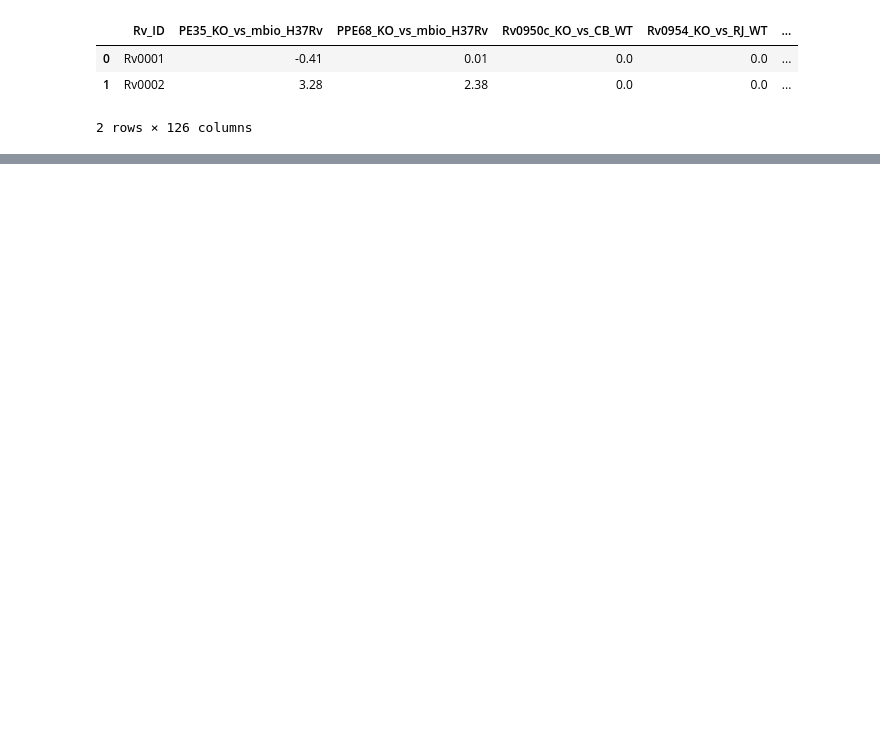
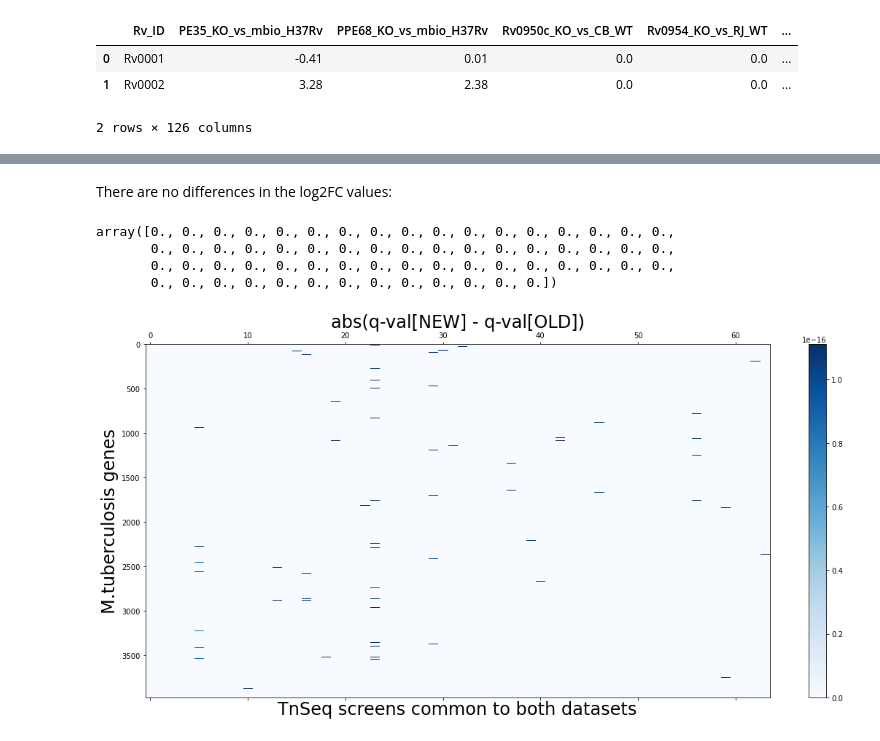
Before and after one commit to ajinich/mtb_tn_db, a Jupyter notebook: code/visualizations/mbio_essential_distros.ipynb, the cells around one changed output, grey strips where cells are left out. Cells and saved outputs as stored; diff of their text form; code cells hidden in the pictures; blank space fills up the shorter version.

Commit message:
fixed matrix of q-values

```diff
--- a/code/visualizations/mbio_essential_distros.ipynb
+++ b/code/visualizations/mbio_essential_distros.ipynb
@@ -70,0 +127,4 @@ rivd = 'Rv3219'
+# %%
+fn_qval_old = '../../data/standardized_data/result_qval_matrix_2020_08_27.csv'
+df_qval_old = pd.read_csv(fn_qval_old)
+df_qval_old[df_qval_old.Rv_ID==rvid][col]
@@ -70,0 +143,16 @@ rivd = 'Rv3219'
+# %%
+# fn_qval_old = '../../data/standardized_data/result_qval_matrix_2020_08_27.csv'
+df_qval_old = pd.read_csv(fn_qval_old)
+df_qval_old.dropna(axis=0, inplace=True)
+
+# fn_qval_basis = '../../data/standardized_data/result_qval_matrix_2021_08_27_BASIS.csv'
+# fn_qval_basis = '../../data/standardized_data/result_qval_matrix_2021_08_27.csv'
+fn_qval_basis = '../../data/standardized_data/result_qval_matrix_2021_05_18.csv'
+
+df_qval_basis = pd.read_csv(fn_qval_basis)
+df_qval_basis.rename(columns={'Unnamed: 0':'Rv_ID'}, inplace=True)
+df_qval_basis.dropna(axis=0, inplace=True)
+
+print(df_qval_old.shape, df_qval_basis.shape)
+# are the rvid rows the same?
+print(df_qval_old.Rv_ID.tolist() == df_qval_basis.Rv_ID.tolist())
@@ -70,0 +179,8 @@ rivd = 'Rv3219'
+# %%
+cols = [col for col in df_qval_basis.columns if col in df_qval_old.columns]
+df_qval_basis = df_qval_basis[cols].copy()
+
+cols = [col for col in df_lfc_basis.columns if col in df_lfc_old.columns]
+df_lfc_basis = df_lfc_basis[cols].copy()
+
+print(df_qval_basis.shape, df_lfc_basis.shape)
@@ -70,0 +191,3 @@ rivd = 'Rv3219'
+# %%
+cols_data = df_qval_old.columns[1:]
+mat_qval_diff = np.abs(df_qval_basis[cols_data].values - df_qval_old[cols_data].values)
@@ -70,0 +218,19 @@ rivd = 'Rv3219'
+# %% [markdown]
+There are no differences in the log2FC values:
+# %%
+mat_lfc_diff.max(0)
+# %% [output]
+array([0., 0., 0., 0., 0., 0., 0., 0., 0., 0., 0., 0., 0., 0., 0., 0., 0.,
+       0., 0., 0., 0., 0., 0., 0., 0., 0., 0., 0., 0., 0., 0., 0., 0., 0.,
+       0., 0., 0., 0., 0., 0., 0., 0., 0., 0., 0., 0., 0., 0., 0., 0., 0.,
+       0., 0., 0., 0., 0., 0., 0., 0., 0., 0., 0., 0., 0.])
+# %%
+fig, ax = plt.subplots(figsize = (16, 8))
+shw = ax.matshow(mat_qval_diff, aspect='auto', cmap=plt.cm.Blues)
+plt.colorbar(shw)
+plt.title('abs(q-val[NEW] - q-val[OLD])', fontsize=24)
+xl = plt.xlabel('TnSeq screens common to both datasets', fontsize = 24)
+xl = plt.ylabel('M.tuberculosis genes', fontsize = 24)
+plt.tight_layout()
+# %% [output]
+[figure, added]
```
Also changed, not shown: parts of 39 cells of this notebook, 14 other files.
